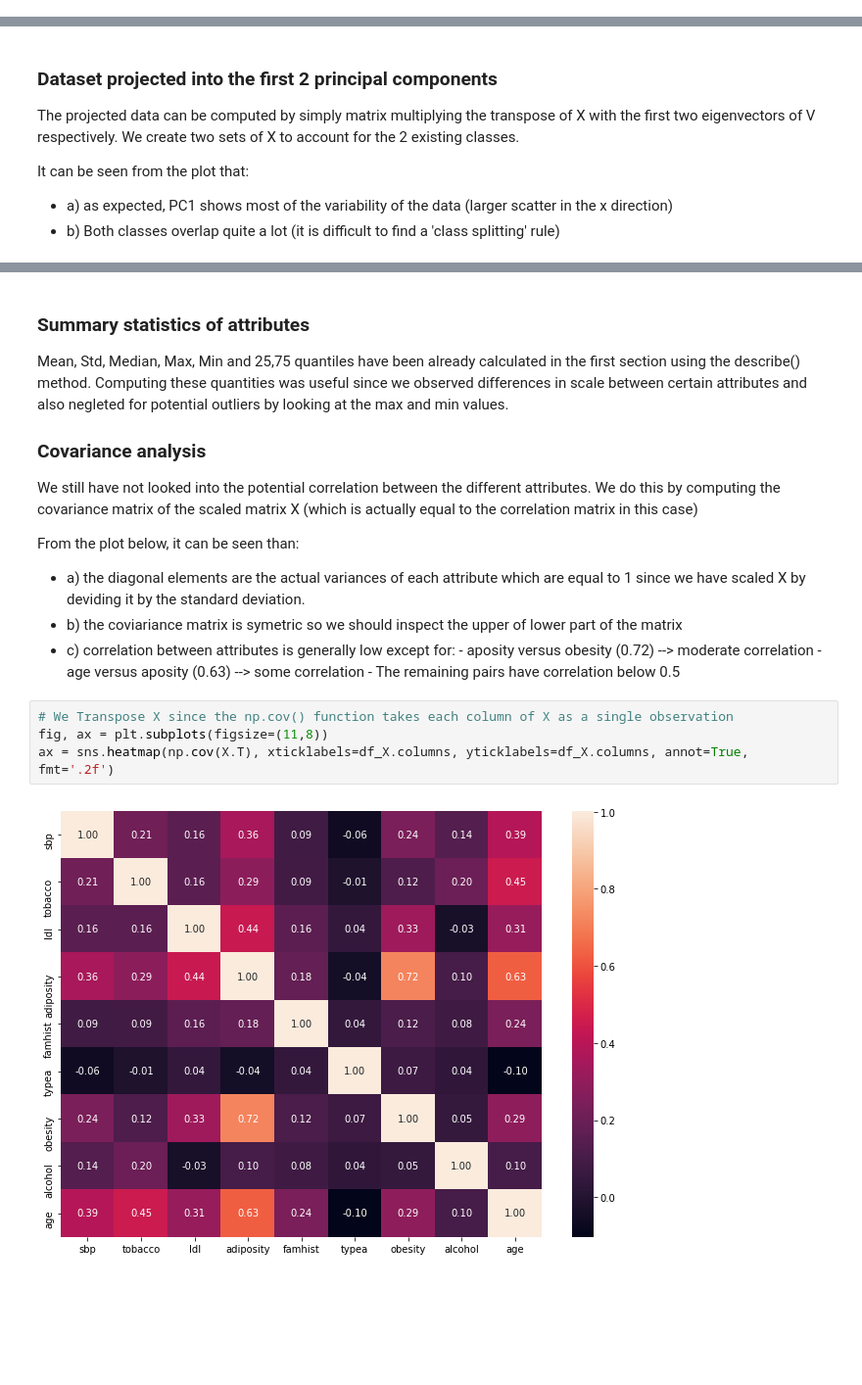
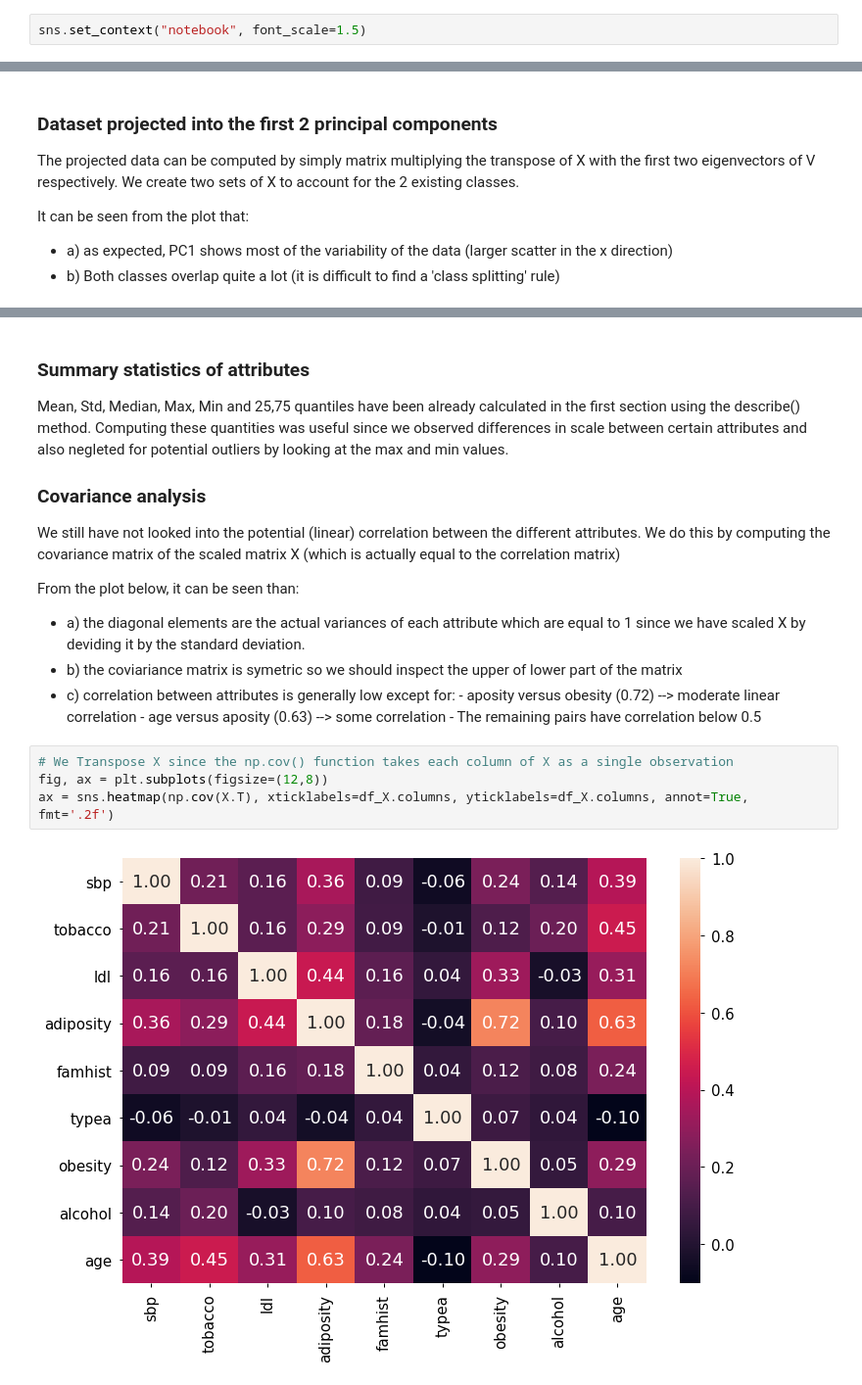
Before and after one commit to benbenasque/machine_learning_tutorials, a Jupyter notebook: machine_learning_exercise.ipynb, the cells around one changed output, grey strips where cells are left out. Shown at 98% size. Cells and saved outputs as stored; diff of their text form; blank space fills up the shorter version.

```diff
--- a/machine_learning_exercise.ipynb
+++ b/machine_learning_exercise.ipynb
@@ -14,6 +14,8 @@ from sklearn.preprocessing import StandardScaler
 from scipy.linalg import svd
 import matplotlib.pyplot as plt
 import seaborn as sns
+# %%
+sns.set_context("notebook", font_scale=1.5)
 # %%
 # Loading the data
 data = pd.read_csv('data.csv')
@@ -222,18 +224,18 @@ Mean, Std, Median, Max, Min and 25,75 quantiles have been already calculated in
 
 
 ### Covariance analysis
-We still have not looked into the potential correlation between the different attributes. We do this by computing the covariance matrix of the scaled matrix X (which is actually equal to the correlation matrix in this case)
+We still have not looked into the potential (linear) correlation between the different attributes. We do this by computing the covariance matrix of the scaled matrix X (which is actually equal to the correlation matrix)
 
 From the plot below, it can be seen than:
  - a) the diagonal elements are the actual variances of each attribute which are equal to 1 since we have scaled X by deviding it by the standard deviation.
  - b) the coviariance matrix is symetric so we should inspect the upper of lower part of the matrix
  - c) correlation between attributes is generally low except for:
-       - aposity versus obesity (0.72) --> moderate correlation
+       - aposity versus obesity (0.72) --> moderate linear correlation
        - age versus aposity (0.63) --> some correlation
        - The remaining pairs have correlation below 0.5
 # %%
 # We Transpose X since the np.cov() function takes each column of X as a single observation
-fig, ax = plt.subplots(figsize=(11,8))
+fig, ax = plt.subplots(figsize=(12,8))
 ax = sns.heatmap(np.cov(X.T), xticklabels=df_X.columns, yticklabels=df_X.columns, annot=True, fmt='.2f')
 # %% [output]
-[figure, old version]
+[figure, new version]
```
Also changed, not shown: parts of 7 cells of this notebook.
